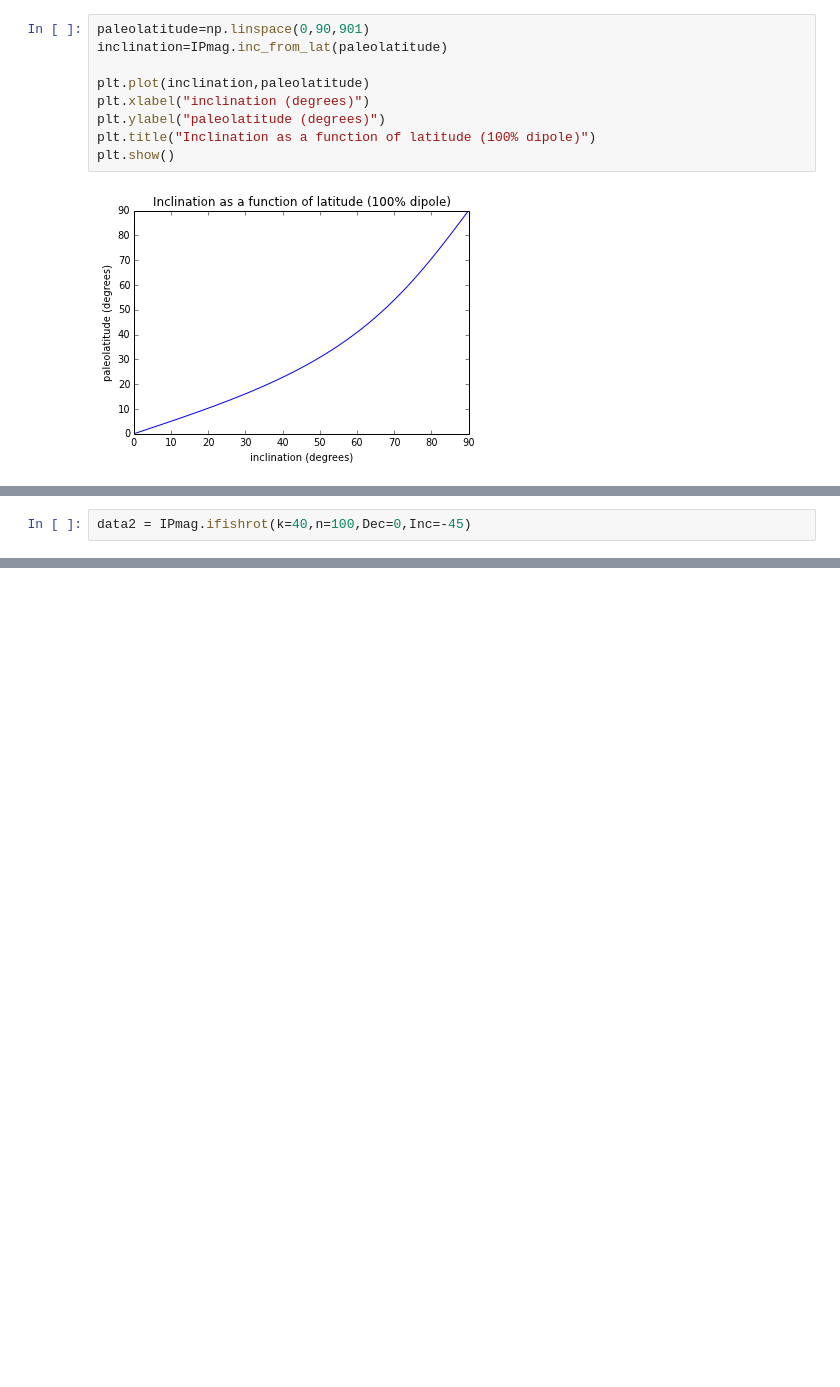
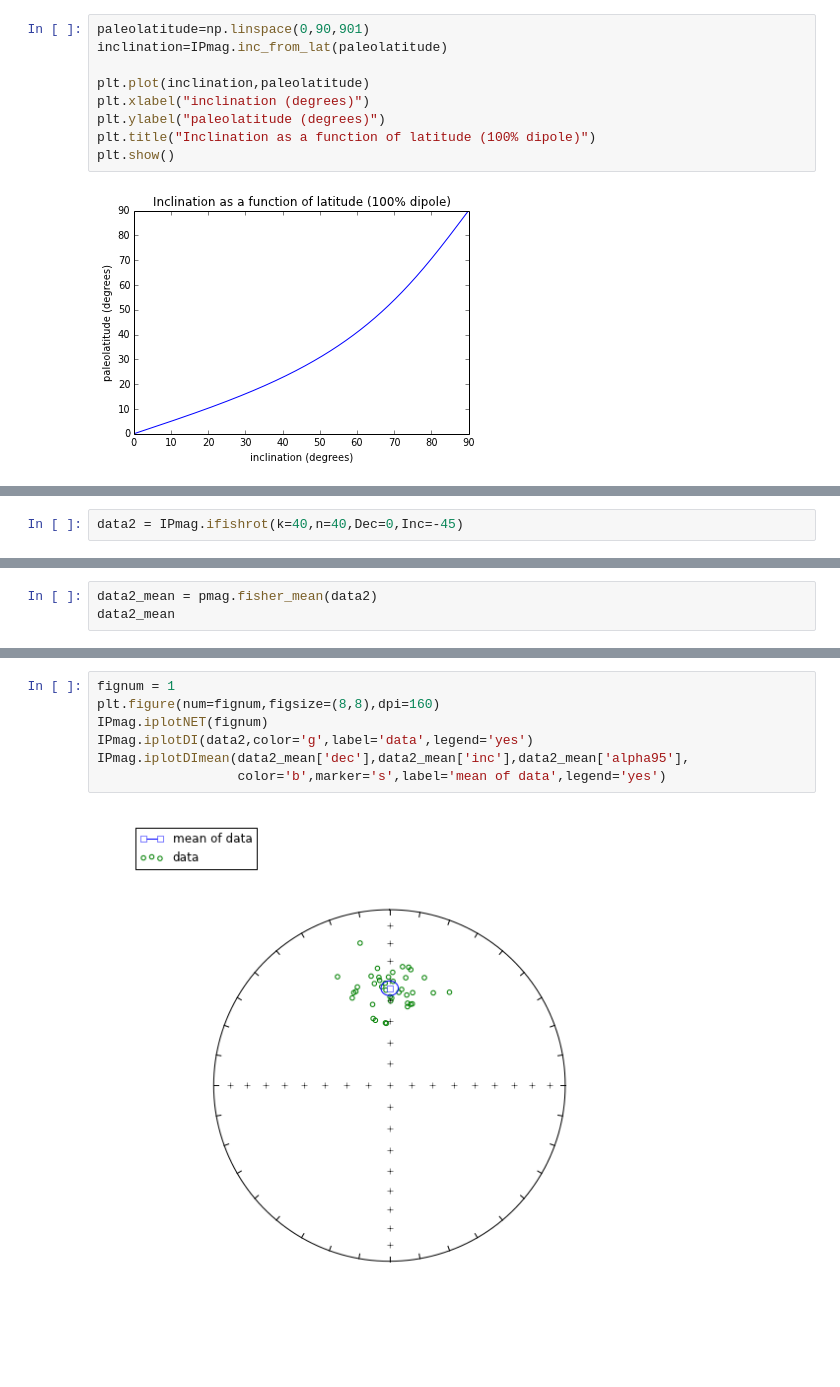
Before and after one commit to Swanson-Hysell/PmagPy_IPython, a Jupyter notebook: IPmag_examples.ipynb, the cells around one changed output, grey strips where cells are left out. Drawn from its saved outputs; the diff is of its cells as text; blank space fills up the shorter version.

Commit message:
Add IPmag.iplotDImean example

```diff
--- a/IPmag_examples.ipynb
+++ b/IPmag_examples.ipynb
@@ -63,2 +73,2 @@ IPmag.iplotDI(data)
 # %%
-data2 = IPmag.ifishrot(k=40,n=100,Dec=0,Inc=-45)
+data2 = IPmag.ifishrot(k=40,n=40,Dec=0,Inc=-45)
@@ -96,0 +77,3 @@ direction_reverse
+# %%
+data2_mean = pmag.fisher_mean(data2)
+data2_mean
@@ -96,0 +109,9 @@ direction_reverse
+# %%
+fignum = 1
+plt.figure(num=fignum,figsize=(8,8),dpi=160)
+IPmag.iplotNET(fignum)
+IPmag.iplotDI(data2,color='g',label='data',legend='yes')
+IPmag.iplotDImean(data2_mean['dec'],data2_mean['inc'],data2_mean['alpha95'],
+                  color='b',marker='s',label='mean of data',legend='yes')
+# %% [output]
+[figure, added]
```
Also changed, not shown: parts of 15 cells of this notebook.
